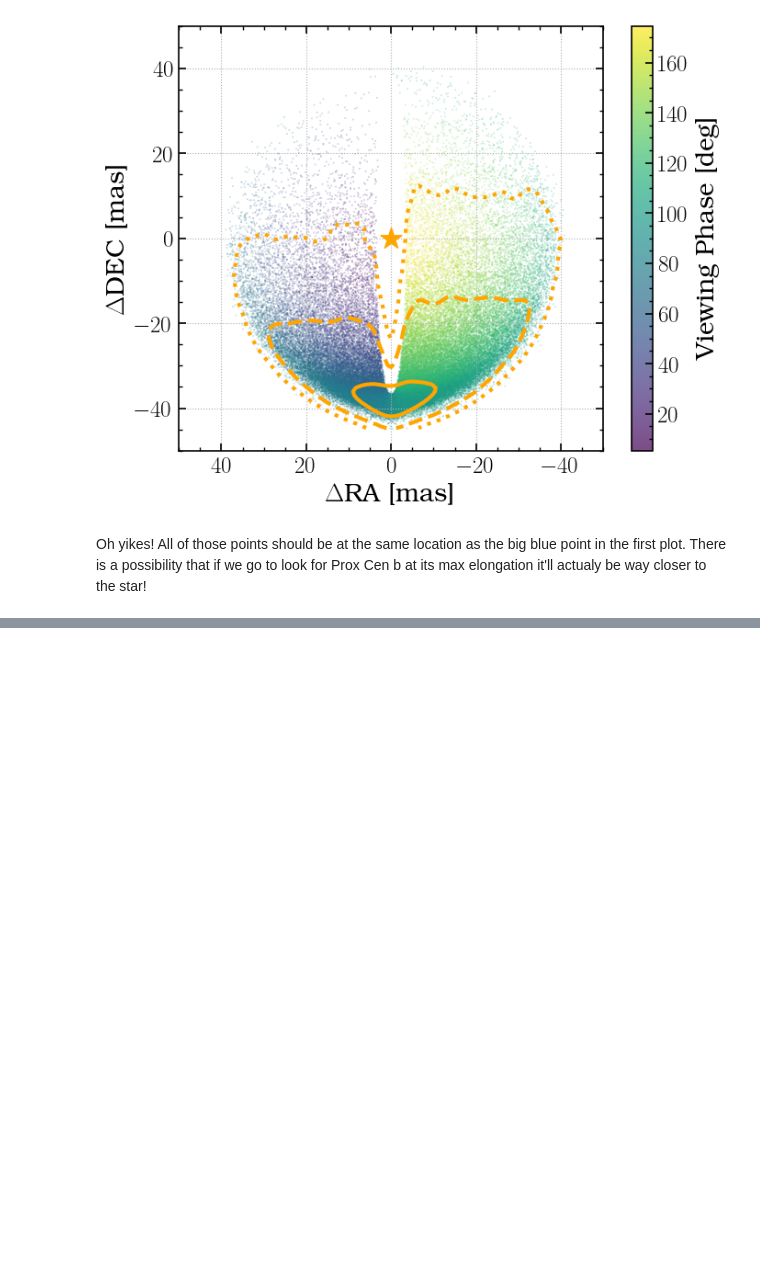
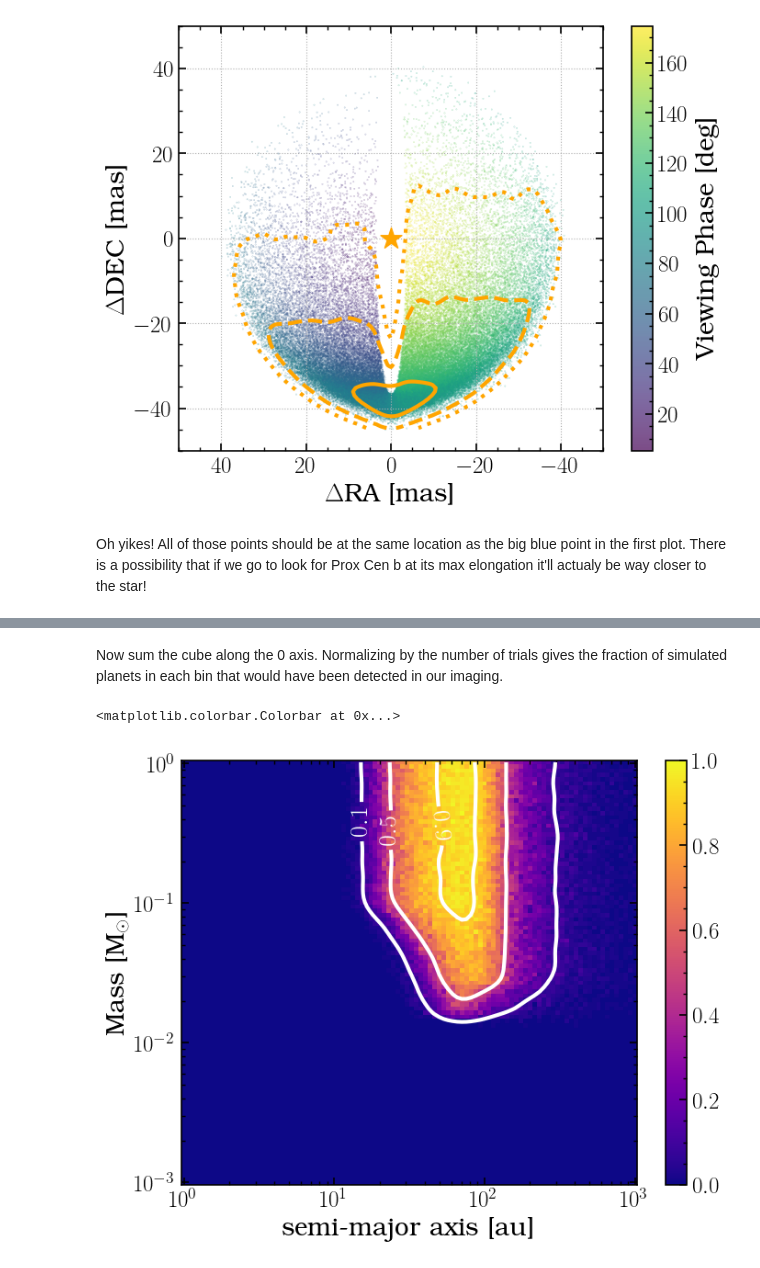
Before and after one commit to logan-pearce/projecc, a Jupyter notebook: projecc/UsingProjecc.ipynb, the cells around one changed output, grey strips where cells are left out. Drawn from its saved outputs; the diff is of its cells as text; code cells hidden in the pictures; blank space fills up the shorter version.

```diff
--- a/projecc/UsingProjecc.ipynb
+++ b/projecc/UsingProjecc.ipynb
@@ -413,0 +527,22 @@ Oh yikes! All of those points should be at the same location as the big blue poi
+# %% [markdown]
+Now sum the cube along the 0 axis. Normalizing by the number of trials gives the fraction of simulated planets in each bin that would have been detected in our imaging.
+# %%
+FinalMap = np.sum(FinalMapCube,axis=0)
+
+
+from scipy.ndimage import gaussian_filter
+%matplotlib inline
+fig,ax = plt.subplots()
+imax = ax.pcolormesh(smaArray,massArray,FinalMap/Ntrials,cmap='plasma')
+ax.set_yscale('log')
+ax.set_xscale('log')
+contours = ax.contour(smaArray,massArray,gaussian_filter(FinalMap/Ntrials, 2),
+                      levels=[0.1,0.5,0.9], colors=['w','w','w'])
+ax.clabel(contours, inline=True, fontsize=20)
+
+ax.set_ylabel('Mass [M$_\odot$]')
+ax.set_xlabel('semi-major axis [au]')
+plt.colorbar(imax)
+# %% [output]
+<matplotlib.colorbar.Colorbar at 0x...>
+[figure, added]
```
Also changed, not shown: parts of 15 cells of this notebook, 1 other file.
